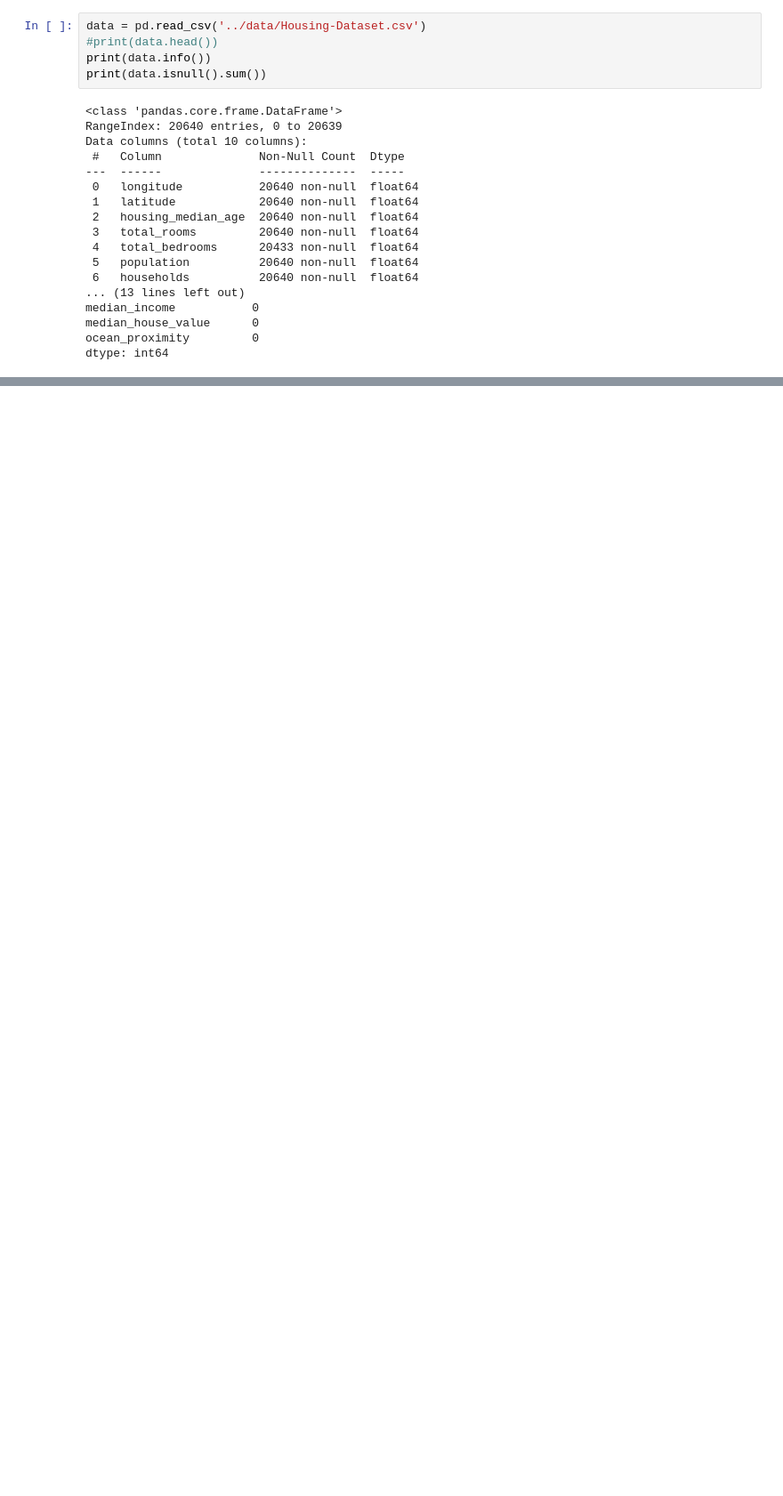
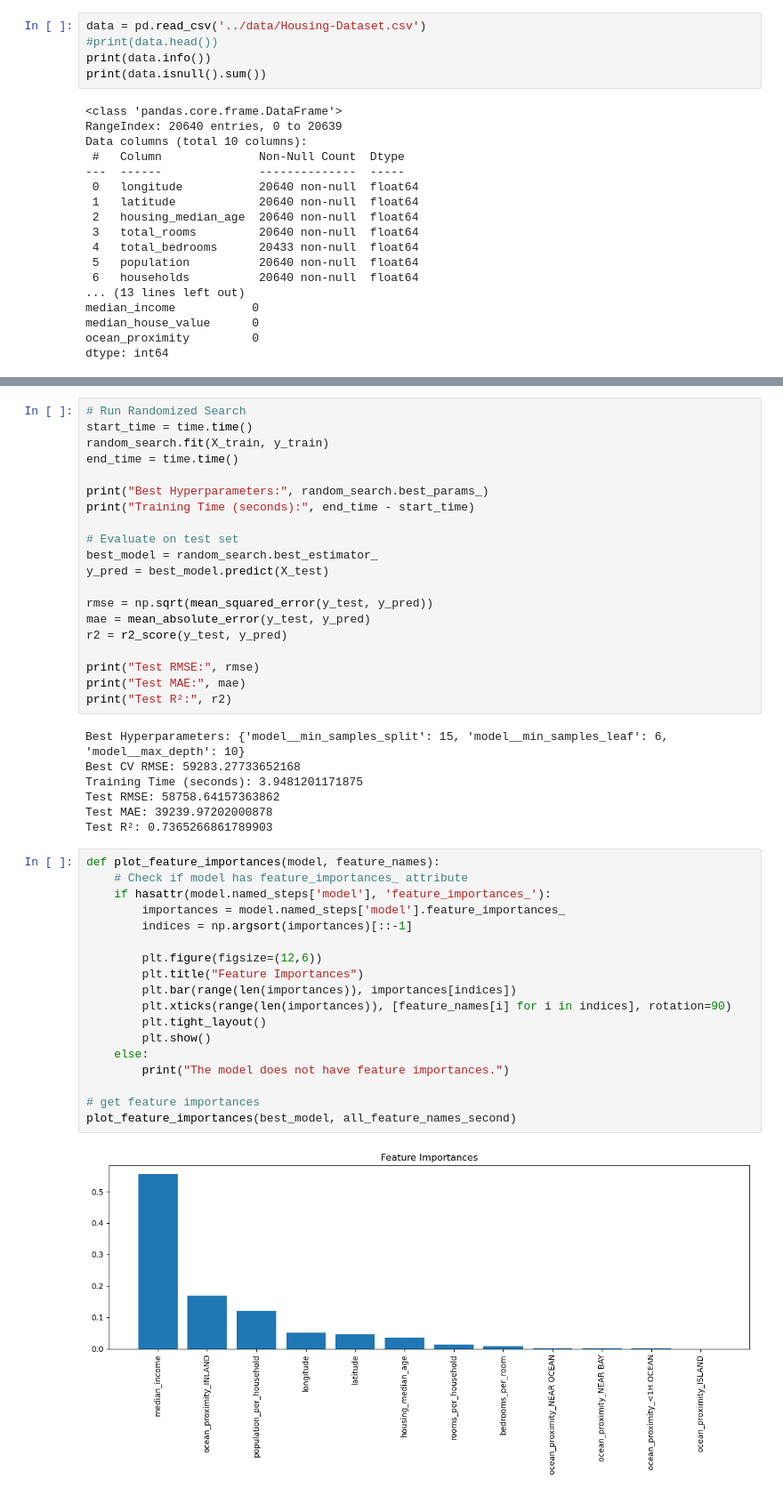
Before and after one commit to Manouso/mini-projects, a Jupyter notebook: pipelines/notebooks/pipeline_decision_tree.ipynb, the cells around one changed output, grey strips where cells are left out. Shown at 89% size. Cells and saved outputs as stored; diff of their text form; blank space fills up the shorter version.

```diff
--- a/pipelines/notebooks/pipeline_decision_tree.ipynb
+++ b/pipelines/notebooks/pipeline_decision_tree.ipynb
@@ -37,0 +232,47 @@ dtype: int64
+# %%
+# Run Randomized Search
+start_time = time.time()
+random_search.fit(X_train, y_train)
+end_time = time.time()
+
+print("Best Hyperparameters:", random_search.best_params_)
+print("Training Time (seconds):", end_time - start_time)
+
+# Evaluate on test set
+best_model = random_search.best_estimator_
+y_pred = best_model.predict(X_test)
+
+rmse = np.sqrt(mean_squared_error(y_test, y_pred))
+mae = mean_absolute_error(y_test, y_pred)
+r2 = r2_score(y_test, y_pred)
+
+print("Test RMSE:", rmse)
+print("Test MAE:", mae)
+print("Test R²:", r2)
+# %% [output]
+Best Hyperparameters: {'model__min_samples_split': 15, 'model__min_samples_leaf': 6, 'model__max_depth': 10}
+Best CV RMSE: 59283.27733652168
+Training Time (seconds): 3.9481201171875
+Test RMSE: 58758.64157363862
+Test MAE: 39239.97202000878
+Test R²: 0.7365266861789903
+# %%
+def plot_feature_importances(model, feature_names):
+    # Check if model has feature_importances_ attribute
+    if hasattr(model.named_steps['model'], 'feature_importances_'):
+        importances = model.named_steps['model'].feature_importances_
+        indices = np.argsort(importances)[::-1]
+
+        plt.figure(figsize=(12,6))
+        plt.title("Feature Importances")
+        plt.bar(range(len(importances)), importances[indices])
+        plt.xticks(range(len(importances)), [feature_names[i] for i in indices], rotation=90)
+        plt.tight_layout()
+        plt.show()
+    else:
+        print("The model does not have feature importances.")
+
+# get feature importances
+plot_feature_importances(best_model, all_feature_names_second)
+# %% [output]
+[figure, added]
```
Also changed, not shown: parts of 7 cells of this notebook, 1 other file.
